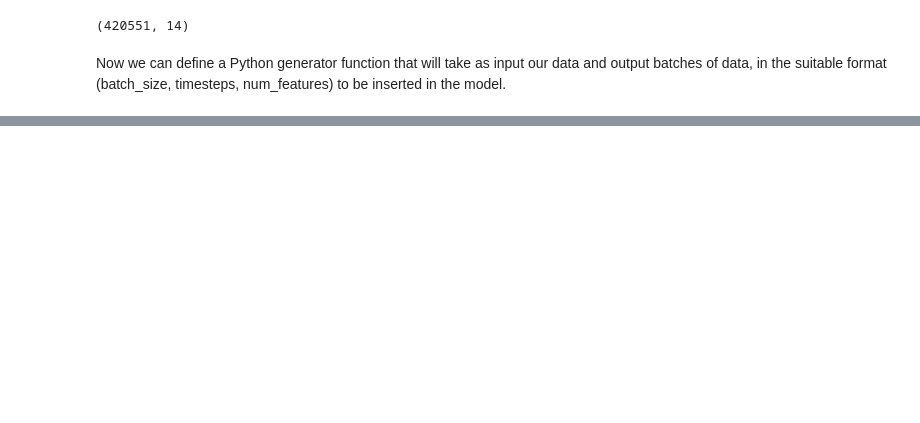
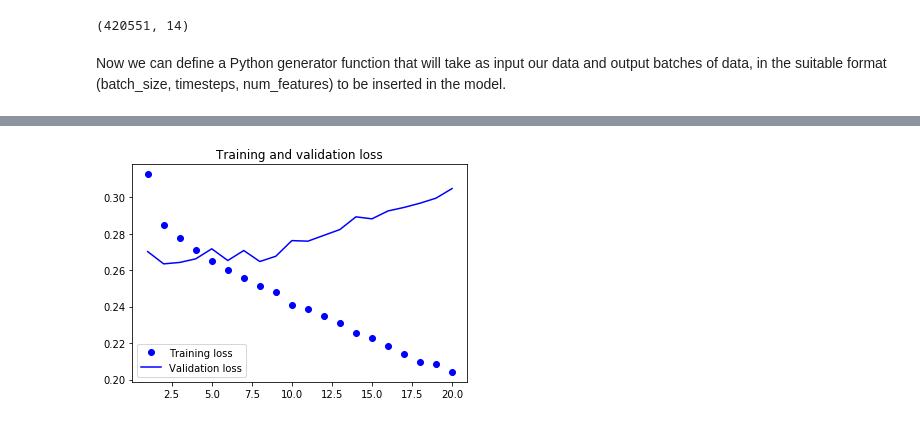
Before and after one commit to mappls/Playfield, a Jupyter notebook: keras/11_rnn_temperature.ipynb, the cells around one changed output, grey strips where cells are left out. Cells and saved outputs as stored; diff of their text form; code cells hidden in the pictures; blank space fills up the shorter version.

```diff
--- a/keras/11_rnn_temperature.ipynb
+++ b/keras/11_rnn_temperature.ipynb
@@ -138,17 +246,18 @@ from keras.models import Sequential
 from keras import layers
 from keras.optimizers import RMSprop
 
+num_features = data.shape[1]  # 14 in this case
+
 model = Sequential()
-model.add(layers.Flatten(input_shape=(lookback // steps, data.shape[-1])))
-model.add(layers.Dense(32, activation='relu'))
+# why isn't there a `timesteps` dimension in the input_shape?
+model.add(layers.GRU(32, input_shape=(None, num_features)))
 model.add(layers.Dense(1))
 
 model.compile(optimizer=RMSprop(), loss='mae')
-
 history = model.fit_generator(train_gen,
-                             steps_per_epoch = 500,
-                             epochs=20,
-                             validation_data=val_gen,
-                             validation_steps=val_steps)
+                              steps_per_epoch=500, # use less steps than needed
+                              epochs=20,
+                              validation_data=val_gen,
+                              validation_steps=val_steps)
 # %% [output]
 Epoch 1/20
@@ -171,16 +280,4 @@ Epoch 17/20
-# %%
-def plot_history(history):
-    """
-    Plots the history of a model training - its loss and accuracy.
-    """
-
-    import matplotlib.pyplot as plt
-    loss = history.history['loss']
-    val_loss = history.history['val_loss']
-    epochs = range(1, len(acc) + 1)
-    plt.figure()
-    plt.plot(epochs, loss, 'bo', label='Training loss')
-    plt.plot(epochs, val_loss, 'b', label='Validation loss')
-    plt.title('Training and validation loss')
-    plt.legend()
-    plt.show()
+# %%
+plot_history(history)
+# %% [output]
+[figure, added]
```
Also changed, not shown: parts of 18 cells of this notebook.
